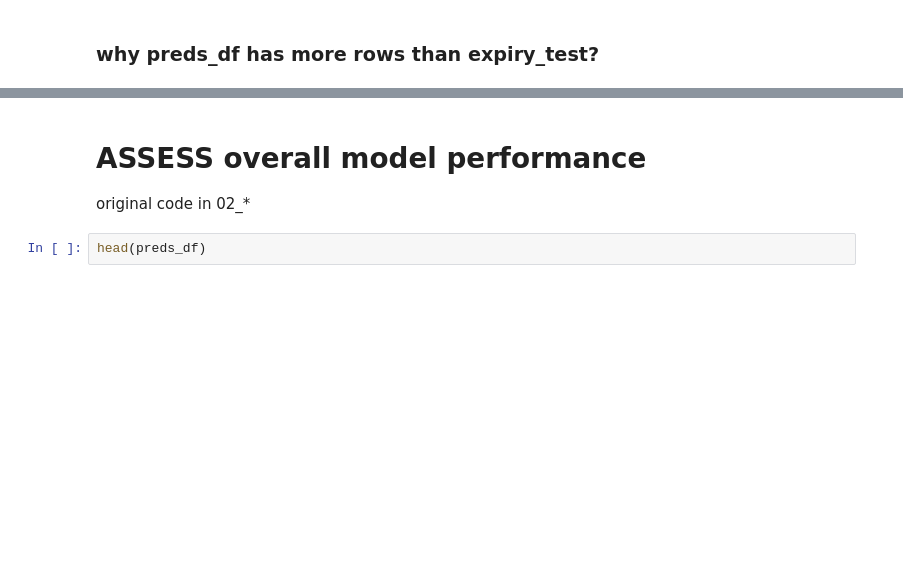
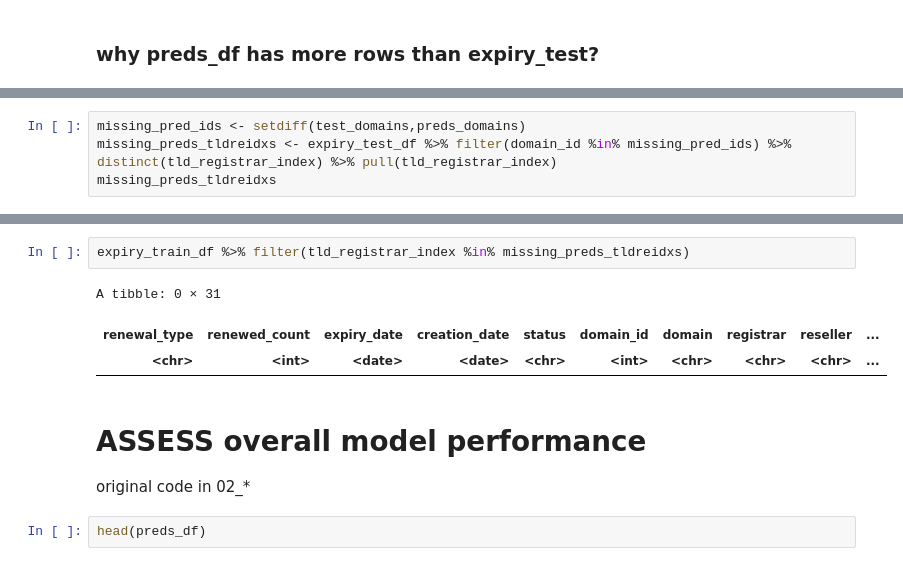
Before and after one commit to liouviaglou/Domains, a Jupyter notebook: scripts/phaseII_06_fallbacksupp/07_newdata.ipynb, the cells around one changed output, grey strips where cells are left out. Cells and saved outputs as stored; diff of their text form; blank space fills up the shorter version.

```diff
--- a/scripts/phaseII_06_fallbacksupp/07_newdata.ipynb
+++ b/scripts/phaseII_06_fallbacksupp/07_newdata.ipynb
@@ -115,0 +163,4 @@ head(test_preds_domains_i)
+# %%
+missing_pred_ids <- setdiff(test_domains,preds_domains)
+missing_preds_tldreidxs <- expiry_test_df %>% filter(domain_id %in% missing_pred_ids) %>% distinct(tld_registrar_index) %>% pull(tld_registrar_index)
+missing_preds_tldreidxs
@@ -116,3 +185,9 @@ head(test_preds_domains_i)
+# %%
+expiry_train_df %>% filter(tld_registrar_index %in% missing_preds_tldreidxs)
+# %% [output]
+A tibble: 0 × 31
+| renewal_type | renewed_count | expiry_date | creation_date | status | domain_id | domain | registrar | reseller | ... |
+| <chr> | <int> | <date> | <date> | <chr> | <int> | <chr> | <chr> | <chr> | ... |
 # %% [markdown]
 # ASSESS overall model performance
 original code in 02_*
```
Also changed, not shown: parts of 28 cells of this notebook, 5 other files.
